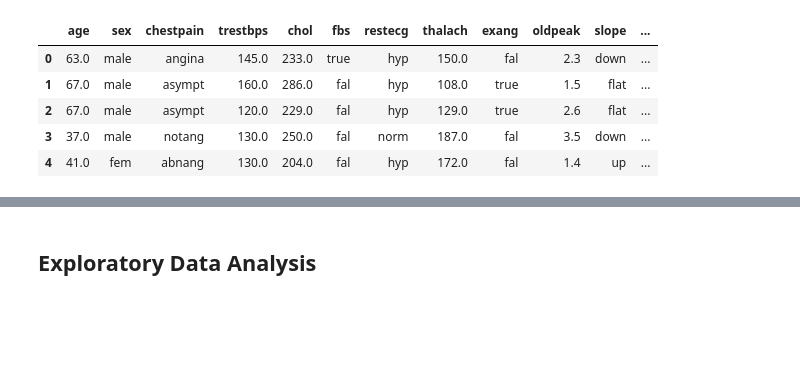
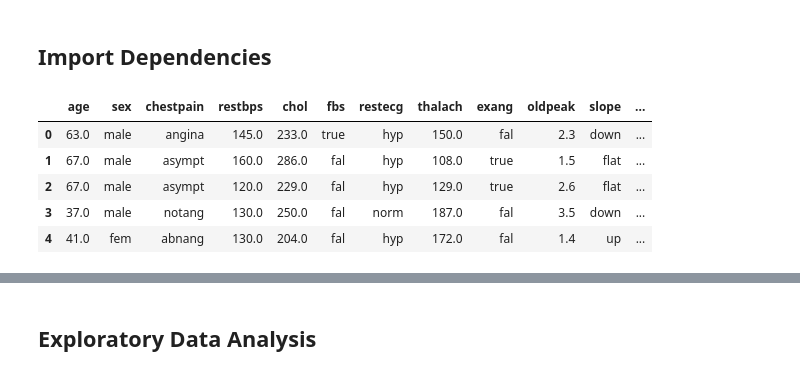
Before and after one commit to Crane04/Heart-Disease-Prediction, a Jupyter notebook: main.ipynb, the cells around one changed output, grey strips where cells are left out. Saved outputs shown, nothing was run; the diff lists cells and outputs as text; code cells hidden in the pictures; blank space fills up the shorter version.

```diff
--- a/main.ipynb
+++ b/main.ipynb
@@ -1 +12,3 @@
+# %% [markdown]
+## Import Dependencies
 # %%
@@ -13,12 +26,12 @@ from sklearn.linear_model import LogisticRegression
 # %%
 # Load Data
-names = ["age", "sex", "chestpain", "trestbps", "chol", "fbs",
+names = ["age", "sex", "chestpain", "restbps", "chol", "fbs",
          "restecg", "thalach", "exang", "oldpeak", "slope",
         "v_colored","thal", "health", "X"]
-heart_df = pd.read_csv("hypertension-dataset.csv", names = names)
+heart_df = pd.read_csv("heart-disease.csv", names = names)
 heart_df.head()
 # %% [output]
-|  | age | sex | chestpain | trestbps | chol | fbs | restecg | thalach | exang | oldpeak | slope | ... |
+|  | age | sex | chestpain | restbps | chol | fbs | restecg | thalach | exang | oldpeak | slope | ... |
 | 0 | 63.0 | male | angina | 145.0 | 233.0 | true | hyp | 150.0 | fal | 2.3 | down | ... |
 | 1 | 67.0 | male | asympt | 160.0 | 286.0 | fal | hyp | 108.0 | true | 1.5 | flat | ... |
 | 2 | 67.0 | male | asympt | 120.0 | 229.0 | fal | hyp | 129.0 | true | 2.6 | flat | ... |
```
Also changed, not shown: parts of 57 cells of this notebook.
